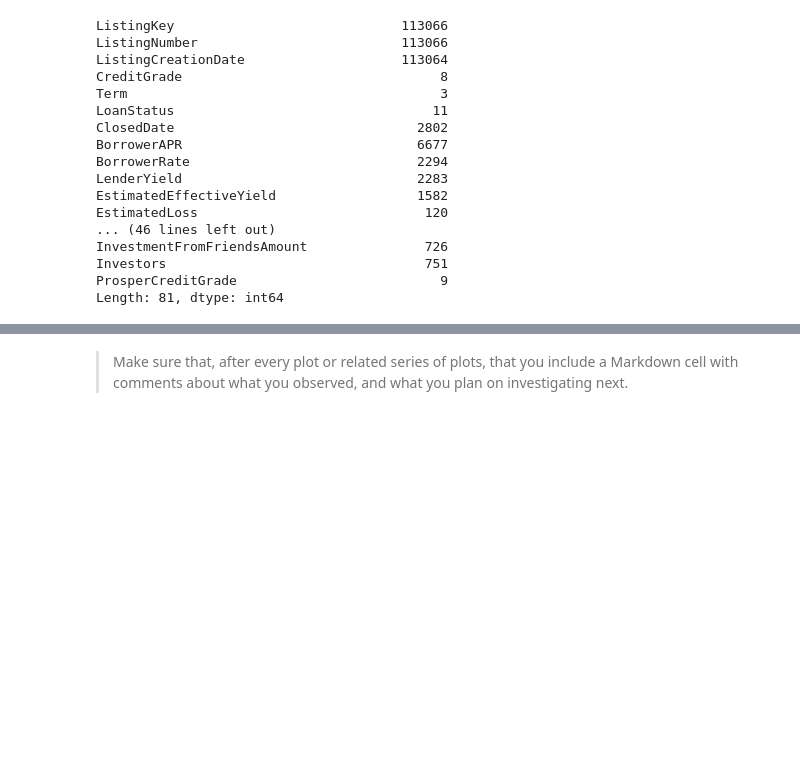
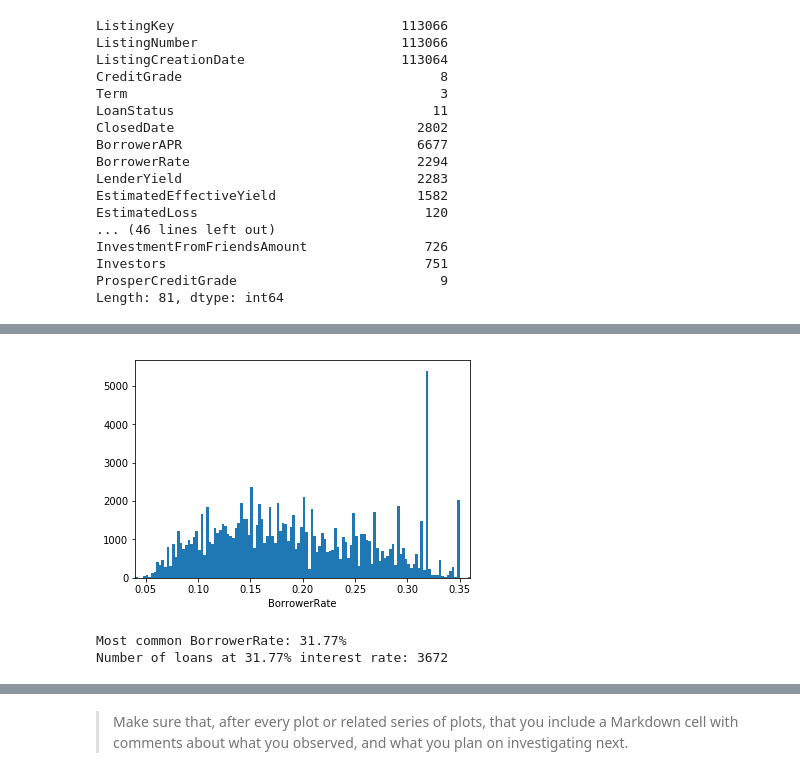
Before and after one commit to iRowebot/prosper_loans_visualizations, a Jupyter notebook: prosper_loans_data_visualization.ipynb, the cells around one changed output, grey strips where cells are left out. Cells and saved outputs as stored; diff of their text form; code cells hidden in the pictures; blank space fills up the shorter version.

```diff
--- a/prosper_loans_data_visualization.ipynb
+++ b/prosper_loans_data_visualization.ipynb
@@ -226,0 +269,14 @@ and prepare yourself to look at relationships between variables.
+# %%
+bins = np.arange(0, df.BorrowerRate.max()+0.0025, 0.0025)
+
+plt.hist(df.BorrowerRate, bins=bins)
+plt.xlabel('BorrowerRate')
+plt.xlim(0.04, 0.36);
+# %% [output]
+[figure, added]
+# %%
+print('Most common BorrowerRate: {}%'.format(df.BorrowerRate.mode()[0]*100))
+print('Number of loans at {}% interest rate: {}'.format(df.BorrowerRate.mode()[0]*100, (df.BorrowerRate == df.BorrowerRate.mode()[0]).sum()))
+# %% [output]
+Most common BorrowerRate: 31.77%
+Number of loans at 31.77% interest rate: 3672
```
Also changed, not shown: parts of 10 cells of this notebook.
